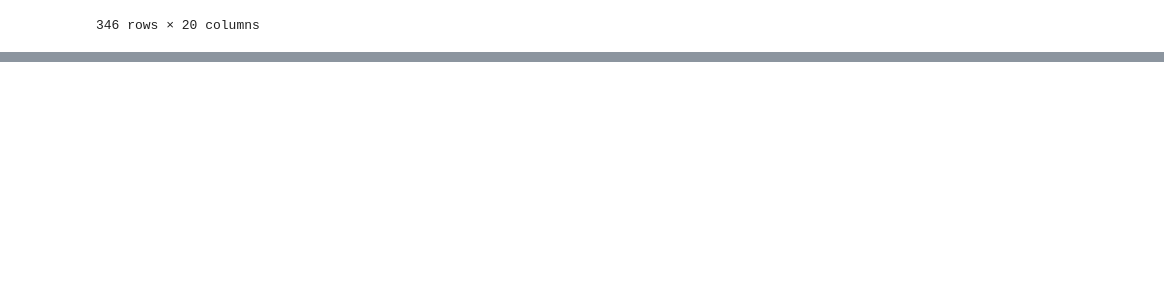
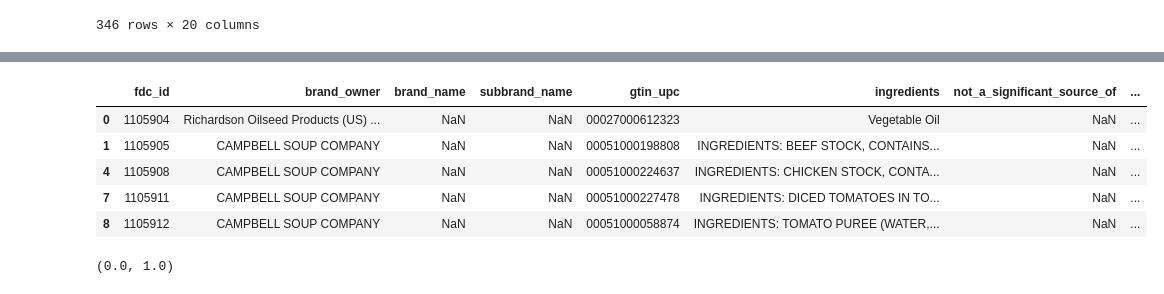
Before and after one commit to alexander-jensen/FDA-Data-Analysis, a Jupyter notebook: Branded Food Initial Data Analysis.ipynb, the cells around one changed output, grey strips where cells are left out. Saved outputs shown, nothing was run; the diff lists cells and outputs as text; code cells hidden in the pictures; blank space fills up the shorter version.

```diff
--- a/Branded Food Initial Data Analysis.ipynb
+++ b/Branded Food Initial Data Analysis.ipynb
@@ -449,0 +440,10 @@ perm_test('median', gm_foods, g_foods, 150, 'serving_size_unit', 'serving_size')
+# %%
+ml_foods = inspect_unit('ml')
+ml_foods.head()
+# %% [output]
+|  | fdc_id | brand_owner | brand_name | subbrand_name | gtin_upc | ingredients | not_a_significant_source_of | ... |
+| 0 | 1105904 | Richardson Oilseed Products (US) ... | NaN | NaN | 00027000612323 | Vegetable Oil | NaN | ... |
+| 1 | 1105905 | CAMPBELL SOUP COMPANY | NaN | NaN | 00051000198808 | INGREDIENTS: BEEF STOCK, CONTAINS... | NaN | ... |
+| 4 | 1105908 | CAMPBELL SOUP COMPANY | NaN | NaN | 00051000224637 | INGREDIENTS: CHICKEN STOCK, CONTA... | NaN | ... |
+| 7 | 1105911 | CAMPBELL SOUP COMPANY | NaN | NaN | 00051000227478 | INGREDIENTS: DICED TOMATOES IN TO... | NaN | ... |
+| 8 | 1105912 | CAMPBELL SOUP COMPANY | NaN | NaN | 00051000058874 | INGREDIENTS: TOMATO PUREE (WATER,... | NaN | ... |
@@ -449,0 +452,4 @@ perm_test('median', gm_foods, g_foods, 150, 'serving_size_unit', 'serving_size')
+# %%
+perm_test('median', ml_foods, mlt_foods, 5000, 'serving_size_unit', 'serving_size')
+# %% [output]
+(0.0, 1.0)
```
Also changed, not shown: parts of 66 cells of this notebook.
